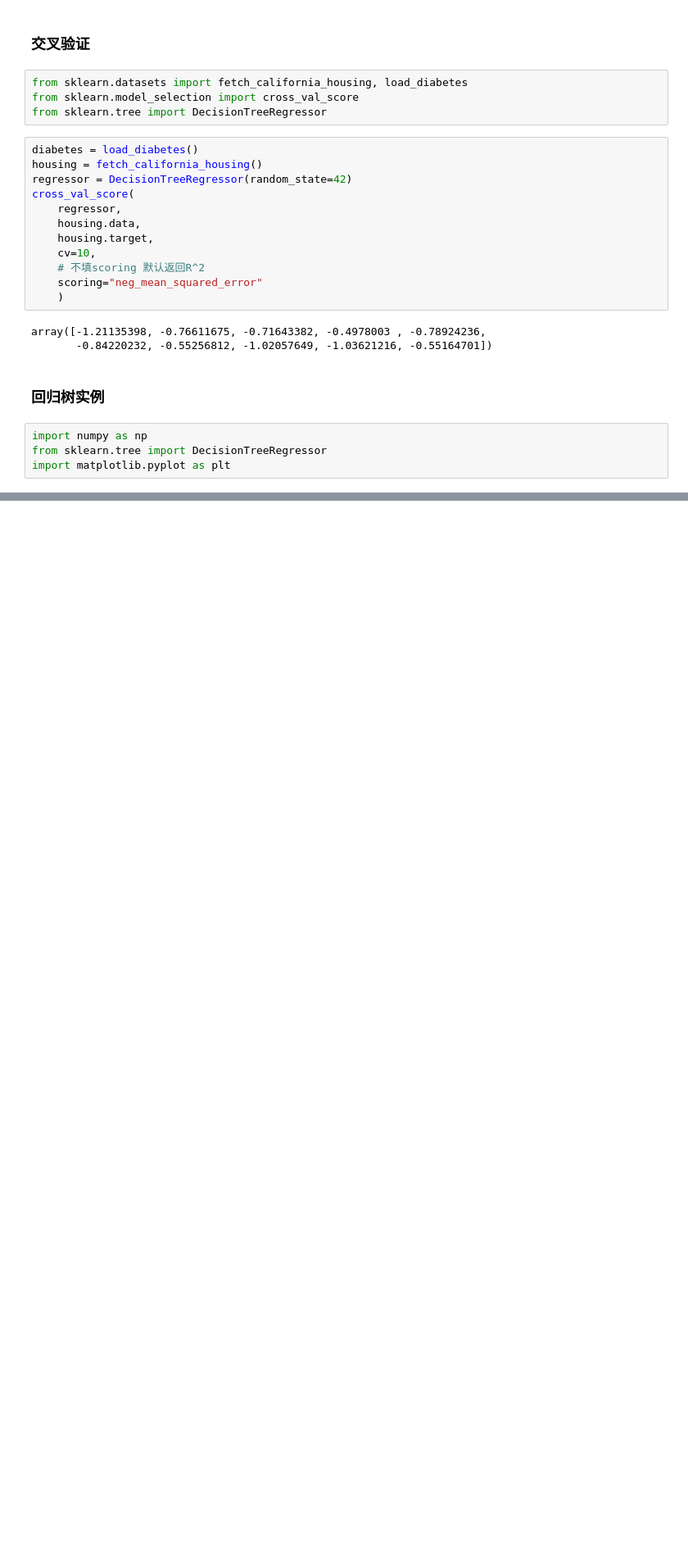
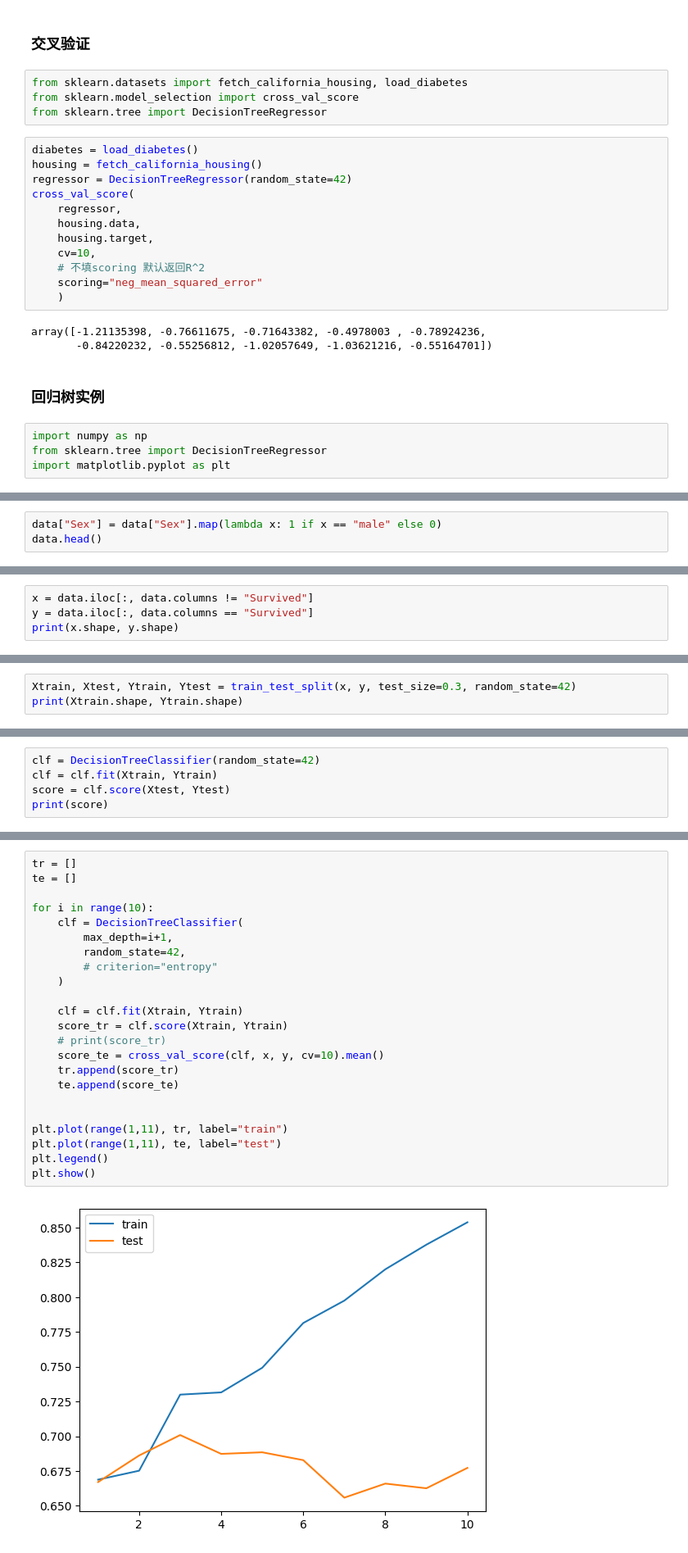
Before and after one commit to Ripple3547/caicai-sklearn, a Jupyter notebook: codes/1.ipynb, the cells around one changed output, grey strips where cells are left out. Shown at 82% size. Cells and saved outputs as stored; diff of their text form; blank space fills up the shorter version.

```diff
--- a/codes/1.ipynb
+++ b/codes/1.ipynb
@@ -281,0 +470,3 @@ import matplotlib.pyplot as plt
+# %%
+data["Sex"] = data["Sex"].map(lambda x: 1 if x == "male" else 0)
+data.head()
@@ -281,0 +487,4 @@ import matplotlib.pyplot as plt
+# %%
+x = data.iloc[:, data.columns != "Survived"]
+y = data.iloc[:, data.columns == "Survived"]
+print(x.shape, y.shape)
@@ -281,0 +493,3 @@ import matplotlib.pyplot as plt
+# %%
+Xtrain, Xtest, Ytrain, Ytest = train_test_split(x, y, test_size=0.3, random_state=42)
+print(Xtrain.shape, Ytrain.shape)
@@ -281,0 +521,5 @@ import matplotlib.pyplot as plt
+# %%
+clf = DecisionTreeClassifier(random_state=42)
+clf = clf.fit(Xtrain, Ytrain)
+score = clf.score(Xtest, Ytest)
+print(score)
@@ -281,0 +534,25 @@ import matplotlib.pyplot as plt
+# %%
+tr = []
+te = []
+
+for i in range(10):
+    clf = DecisionTreeClassifier(
+        max_depth=i+1,
+        random_state=42,
+        # criterion="entropy"
+    )
+
+    clf = clf.fit(Xtrain, Ytrain)
+    score_tr = clf.score(Xtrain, Ytrain)
+    # print(score_tr)
+    score_te = cross_val_score(clf, x, y, cv=10).mean()
+    tr.append(score_tr)
+    te.append(score_te)
+
+
+plt.plot(range(1,11), tr, label="train")
+plt.plot(range(1,11), te, label="test")
+plt.legend()
+plt.show()
+# %% [output]
+[figure, added]
```
Also changed, not shown: parts of 35 cells of this notebook, 5 other files.
